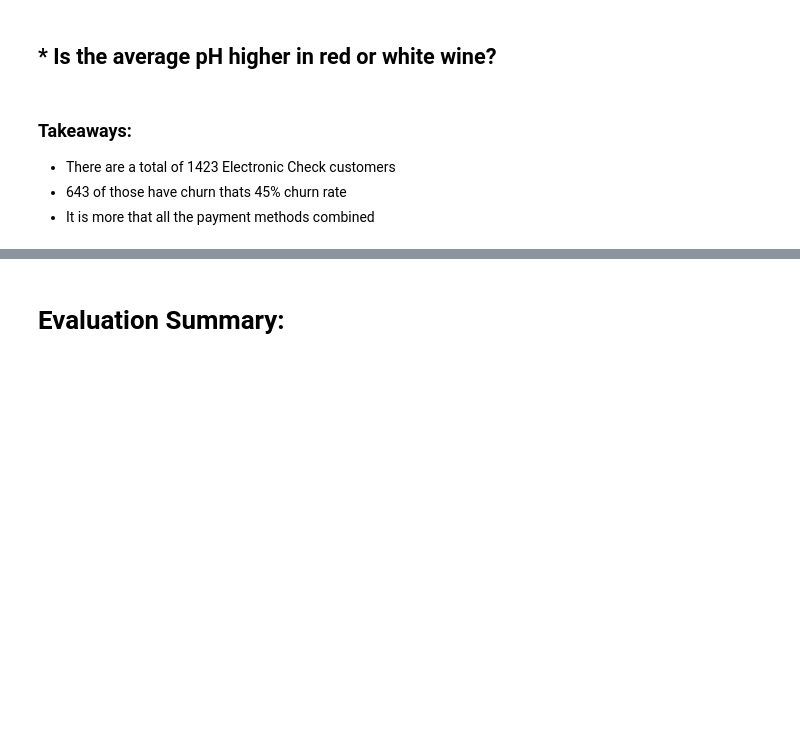
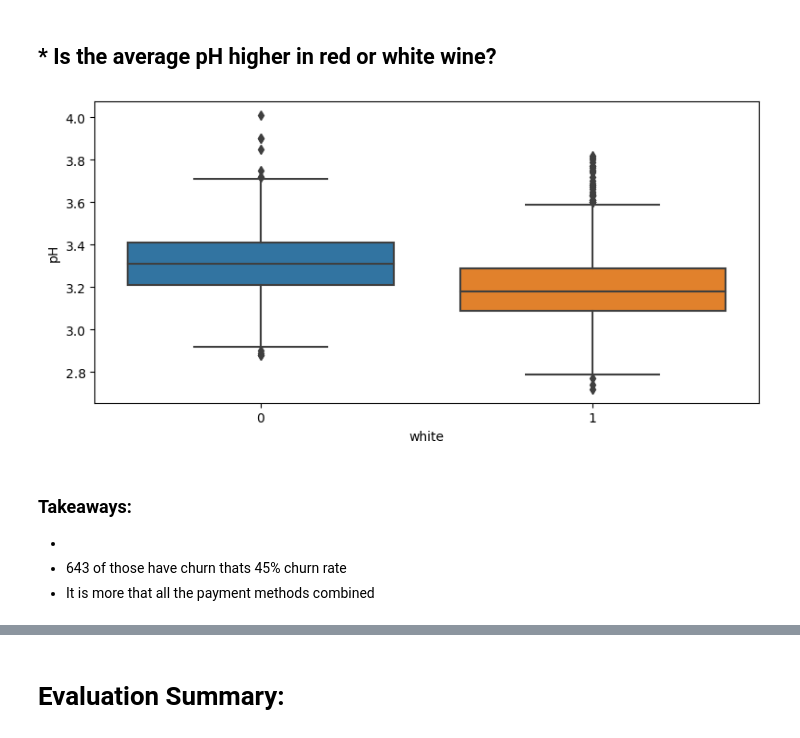
Before and after one commit to Villa-Pirovits/quality-uncorked, a Jupyter notebook: villa-work/Final_Report.ipynb, the cells around one changed output, grey strips where cells are left out. Drawn from its saved outputs; the diff is of its cells as text; code cells hidden in the pictures; blank space fills up the shorter version.

```diff
--- a/villa-work/Final_Report.ipynb
+++ b/villa-work/Final_Report.ipynb
@@ -102,9 +132,11 @@ NameError: name 'contract_type_v_churn' is not defined
 # %% [markdown]
 ## * Is the average pH higher in red or white wine?
 # %%
-payment_v_churn()
+ph_level()
+# %% [output]
+[figure, added]
 # %% [markdown]
 ### Takeaways:
-* There are a total of 1423 Electronic Check customers
+*
 * 643 of those have churn thats 45% churn rate
 * It is more that all the payment methods combined
```
Also changed, not shown: parts of 44 cells of this notebook, 3 other files.
